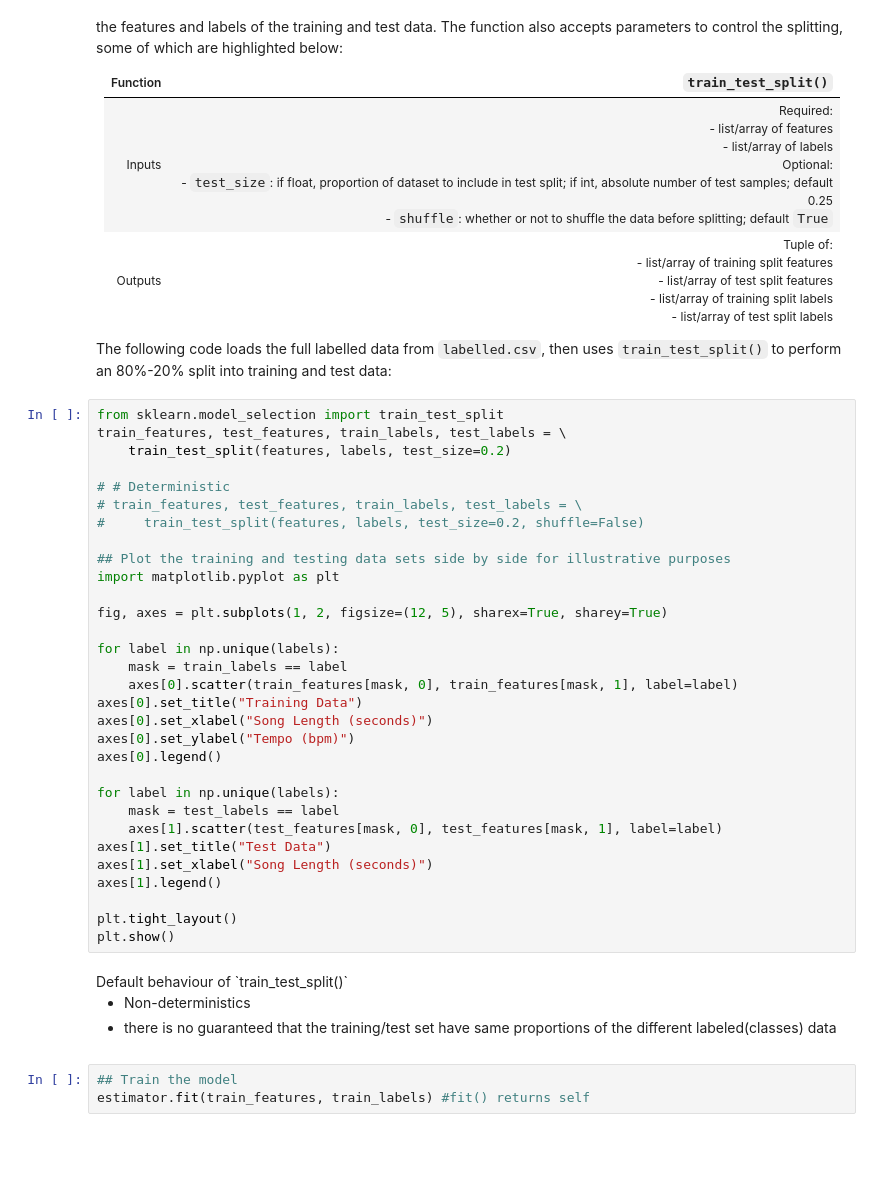
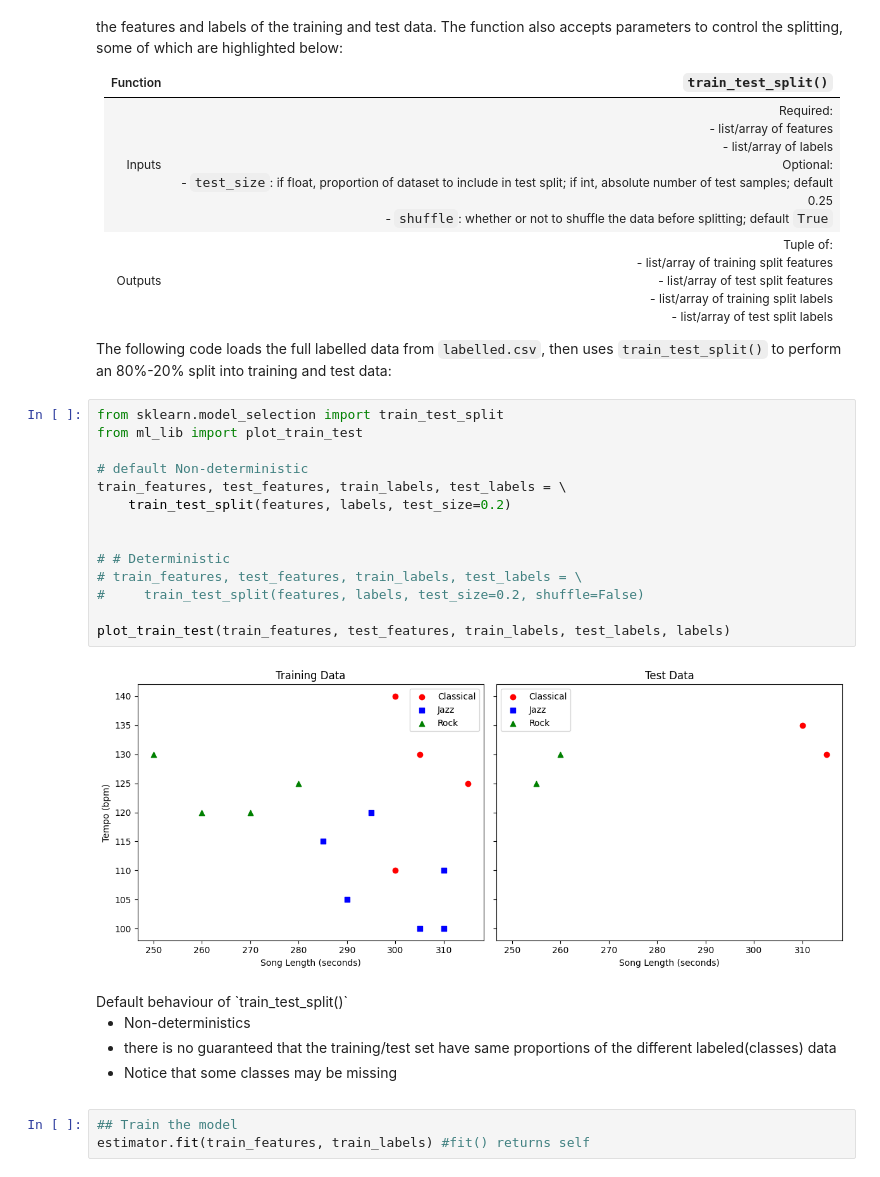
Before and after one commit to vKhar/ML, a Jupyter notebook: 04_sklearn.ipynb, the cells around one changed output. Drawn from its saved outputs; the diff is of its cells as text; blank space fills up the shorter version.

```diff
--- a/04_sklearn.ipynb
+++ b/04_sklearn.ipynb
@@ -58,41 +62,27 @@ For step 4, we can split the labelled data into training data and test data, the
 The following code loads the full labelled data from `labelled.csv`, then uses `train_test_split()` to perform an 80%-20% split into training and test data:
 # %%
 from sklearn.model_selection import train_test_split
+from ml_lib import plot_train_test
+
+# default Non-deterministic
 train_features, test_features, train_labels, test_labels = \
     train_test_split(features, labels, test_size=0.2)
+
 
 # # Deterministic
 # train_features, test_features, train_labels, test_labels = \
 #     train_test_split(features, labels, test_size=0.2, shuffle=False)
 
-## Plot the training and testing data sets side by side for illustrative purposes
-import matplotlib.pyplot as plt
-
-fig, axes = plt.subplots(1, 2, figsize=(12, 5), sharex=True, sharey=True)
-
-for label in np.unique(labels):
-    mask = train_labels == label
-    axes[0].scatter(train_features[mask, 0], train_features[mask, 1], label=label)
-axes[0].set_title("Training Data")
-axes[0].set_xlabel("Song Length (seconds)")
-axes[0].set_ylabel("Tempo (bpm)")
-axes[0].legend()
-
-for label in np.unique(labels):
-    mask = test_labels == label
-    axes[1].scatter(test_features[mask, 0], test_features[mask, 1], label=label)
-axes[1].set_title("Test Data")
-axes[1].set_xlabel("Song Length (seconds)")
-axes[1].legend()
-
-plt.tight_layout()
-plt.show()
+plot_train_test(train_features, test_features, train_labels, test_labels, labels)
+# %% [output]
+[figure, added]
 # %% [markdown]
 <div class="alert">
 Default behaviour of `train_test_split()`
 
 - Non-deterministics
 - there is no guaranteed that the training/test set have same proportions of the different labeled(classes) data
+- Notice that some classes may be missing
 </div>
 # %%
 ## Train the model
```
Also changed, not shown: parts of 9 cells of this notebook, 6 other files.
